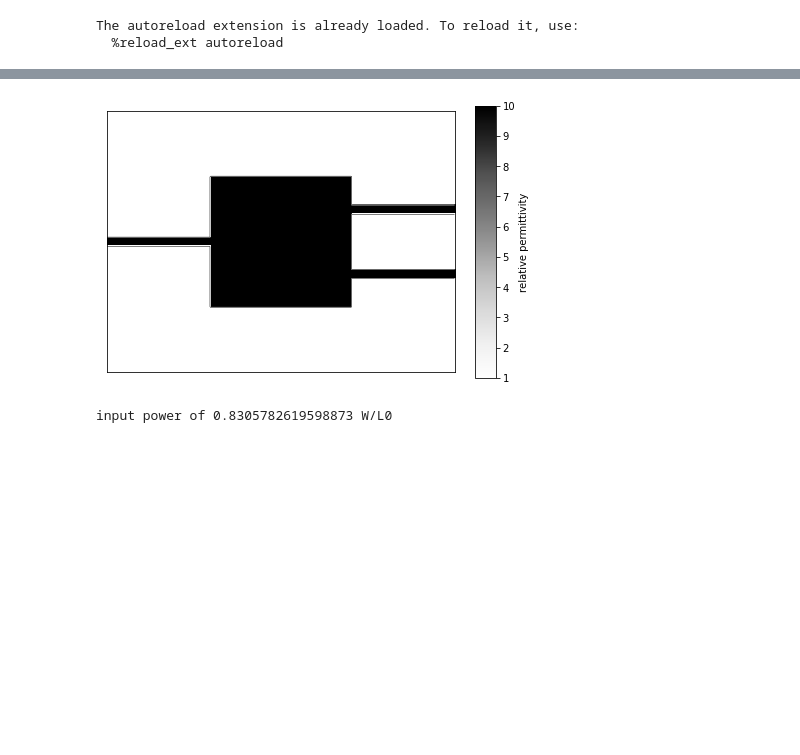
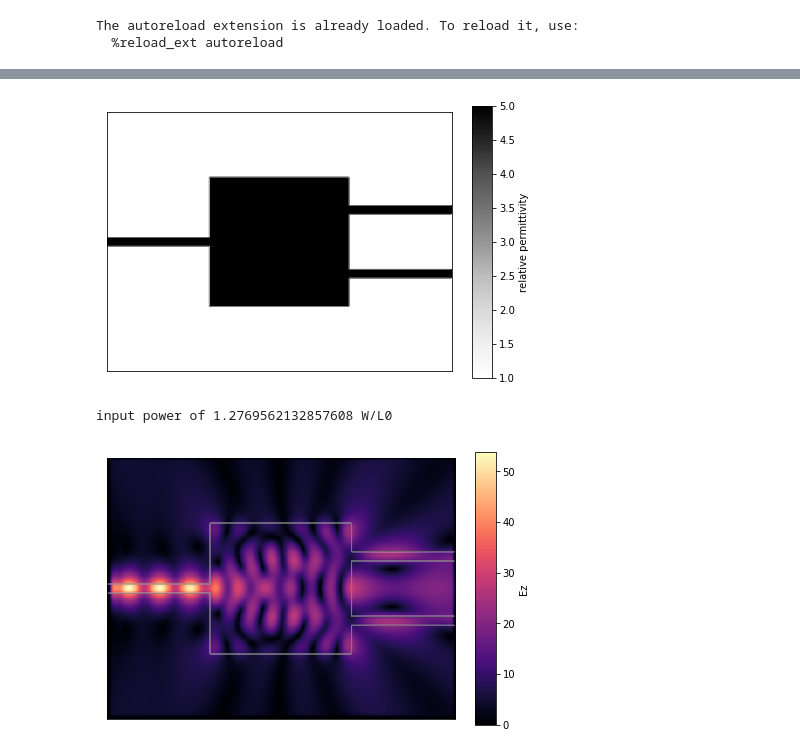
Before and after one commit to fancompute/angler, a Jupyter notebook: Notebooks/Flux_resolution.ipynb, the cells around one changed output, grey strips where cells are left out. Drawn from its saved outputs; the diff is of its cells as text; code cells hidden in the pictures; blank space fills up the shorter version.

```diff
--- a/Notebooks/Flux_resolution.ipynb
+++ b/Notebooks/Flux_resolution.ipynb
@@ -51,20 +54,23 @@ input power of 6.465789497884717 W/L0
 # %%
 # Define a finer meshing of the same structure
 dl = 0.2e-1                   # grid size (L0)
 Nx = 400
 Ny = 300
 nx, ny = int(Nx/2), int(Ny/2)
 shape = (Nx,Ny)           # shape of domain (in grids)
 # define permittivity of three port system
-eps_r = three_port(L, H, w, d, dl, shape, eps_start=10)
+eps_r = three_port(L, H, w, d, dl, shape, eps_start=5)
 simulation = Fdfd(omega,eps_r,dl,NPML,pol)
 simulation.plt_eps()
 plt.show()
 # simulation to solve
 simulation = Fdfd(omega, eps_r, dl, NPML, 'Ez')
 simulation.add_mode(3.5, 'x', [15, ny], 100, scale=70)
 simulation.setup_modes()
 print('input power of {} W/L0'.format(simulation.W_in))
+simulation.solve_fields()
+simulation.plt_abs(outline=True, cbar=True);
 # %% [output]
-[figure, old version]
+[figure, new version]
-input power of 0.8305782619598873 W/L0
+input power of 1.2769562132857608 W/L0
+[figure, added]
```
Also changed, not shown: parts of 4 cells of this notebook.
